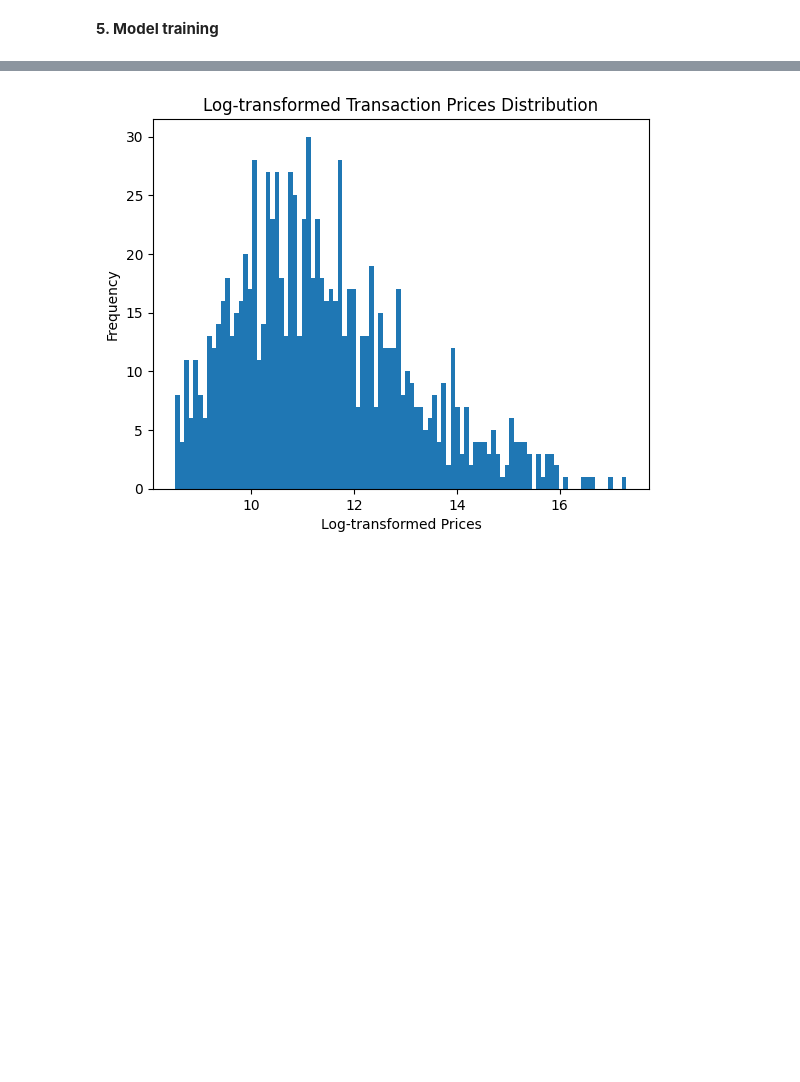
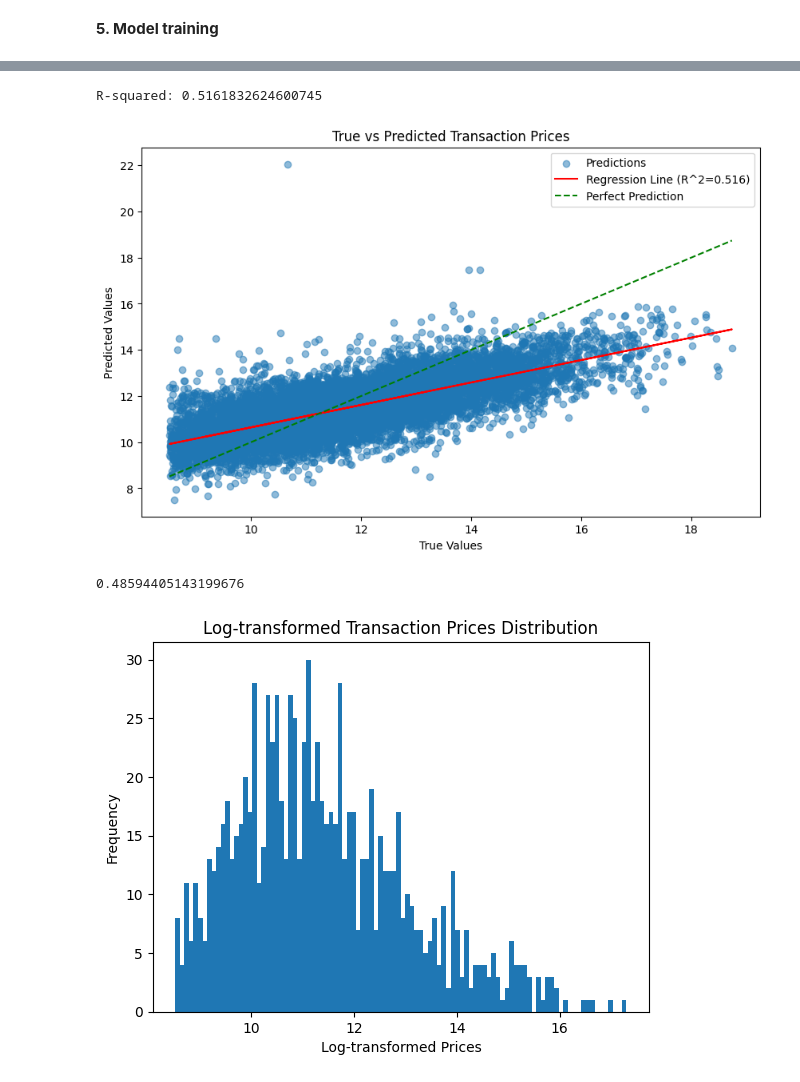
Before and after one commit to janwaelty/Master-Thesis, a Jupyter notebook: data_preprocessing.ipynb, the cells around one changed output, grey strips where cells are left out. Cells and saved outputs as stored; diff of their text form; code cells hidden in the pictures; blank space fills up the shorter version.

```diff
--- a/data_preprocessing.ipynb
+++ b/data_preprocessing.ipynb
@@ -67,27 +87,9 @@ def one_hot(data, vars):
   return pd.get_dummies(df, columns=vars).astype(int)
 
 
-def select_cols(data, vars, min_price=5000):
-    """
-    Remove entries with missing values, change prices to log scale,
-    exclude transactions with prices below a specified threshold,
-    and return selected columns.
-
-    Parameters:
-    - data: the original DataFrame
-    - vars: list of columns to select
-    - min_price: minimum price threshold (default is 1000)
-
-
-    """
+def data_filter(data, vars, min_price=5000):
     df = data.copy()
-
-    # Remove rows with missing values
     df.dropna(axis=0, how='any', inplace=True)
-
-    # Filter out rows with transaction_price below the min_price threshold
     df = df[df['transaction_price'] >= min_price]
 
-
-
     return df[vars]
@@ -426,3 +399,9 @@ R-squared: 0.29658153185525116
+# %%
+fit_visualization(target, y_pred)
+# %% [output]
+R-squared: 0.5161832624600745
+[figure, added]
+0.48594405143199676
 # %%
 # Histogram of log-transformed transaction prices
 
```
Also changed, not shown: parts of 9 cells of this notebook.
